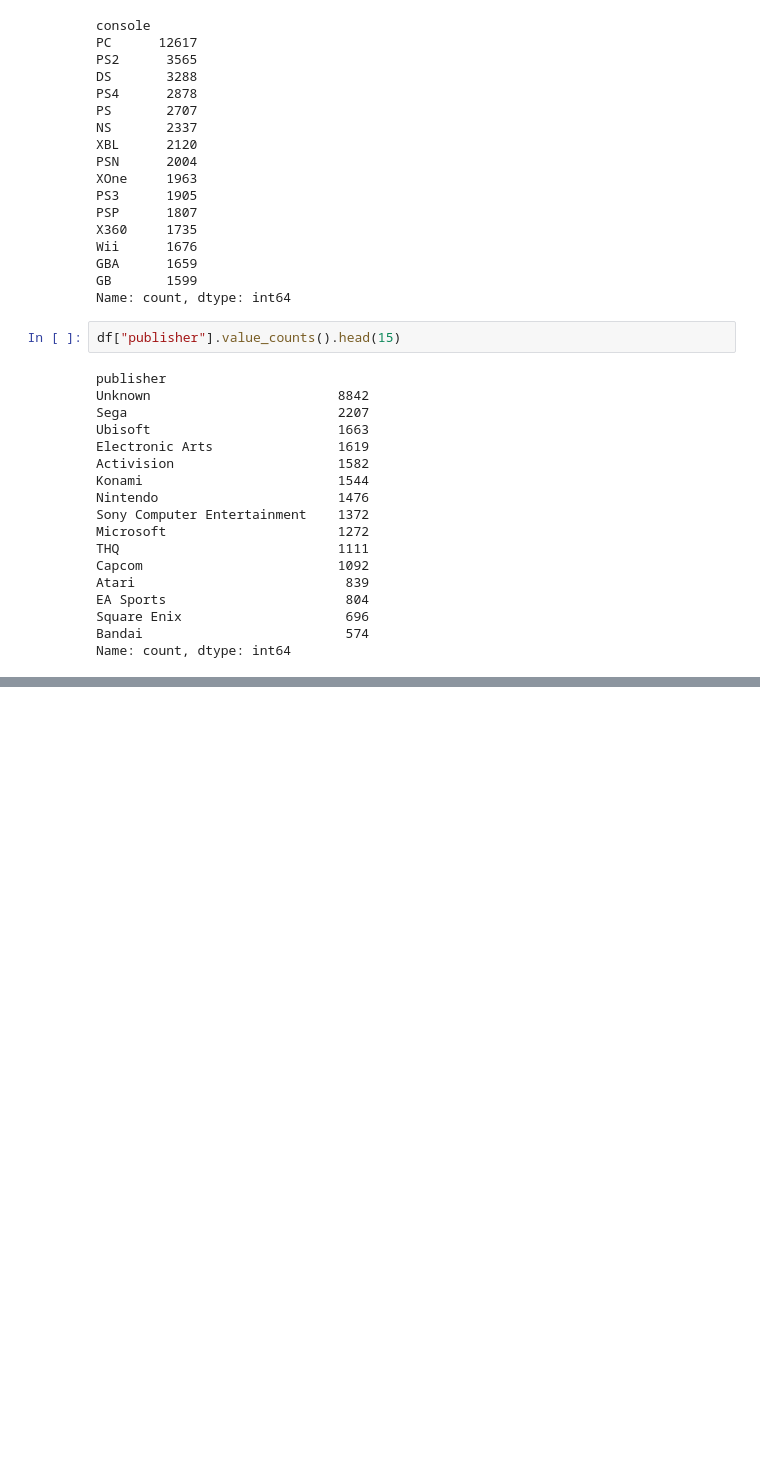
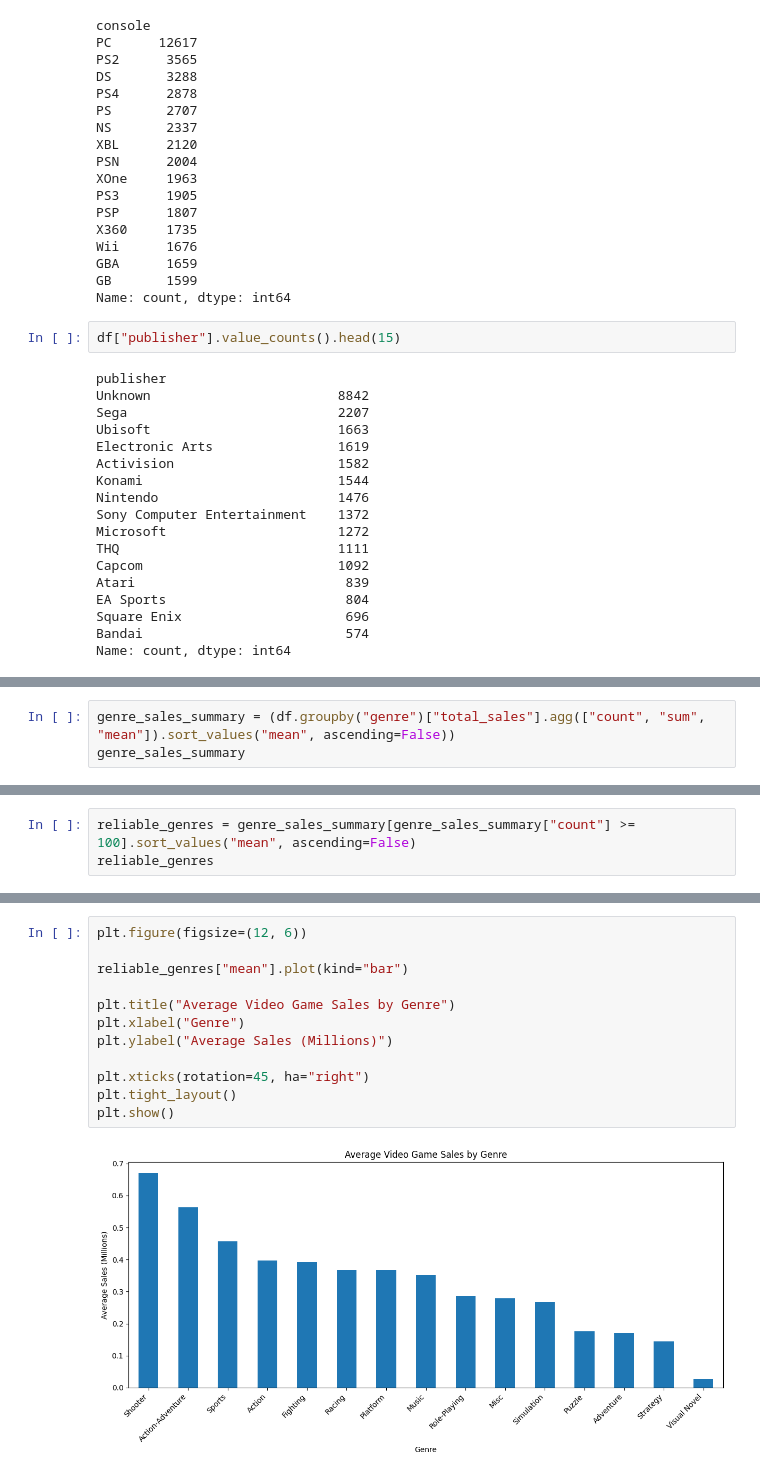
Before and after one commit to kosanicale/video-game-sales-analytics, a Jupyter notebook: analysis.ipynb, the cells around one changed output, grey strips where cells are left out. Cells and saved outputs as stored; diff of their text form; blank space fills up the shorter version.

```diff
--- a/analysis.ipynb
+++ b/analysis.ipynb
@@ -130,0 +319,3 @@ Name: count, dtype: int64
+# %%
+genre_sales_summary = (df.groupby("genre")["total_sales"].agg(["count", "sum", "mean"]).sort_values("mean", ascending=False))
+genre_sales_summary
@@ -130,0 +341,3 @@ Name: count, dtype: int64
+# %%
+reliable_genres = genre_sales_summary[genre_sales_summary["count"] >= 100].sort_values("mean", ascending=False)
+reliable_genres
@@ -130,0 +362,14 @@ Name: count, dtype: int64
+# %%
+plt.figure(figsize=(12, 6))
+
+reliable_genres["mean"].plot(kind="bar")
+
+plt.title("Average Video Game Sales by Genre")
+plt.xlabel("Genre")
+plt.ylabel("Average Sales (Millions)")
+
+plt.xticks(rotation=45, ha="right")
+plt.tight_layout()
+plt.show()
+# %% [output]
+[figure, added]
```
Also changed, not shown: parts of 66 cells of this notebook.
